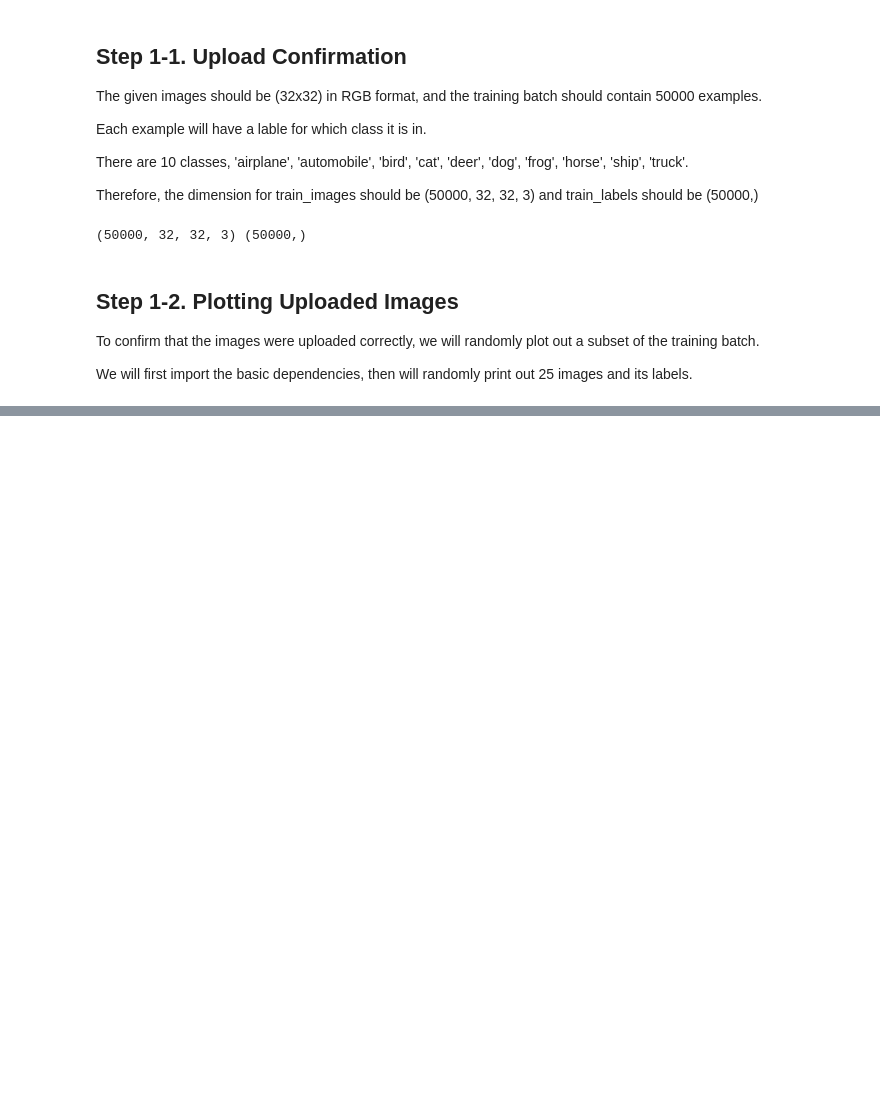
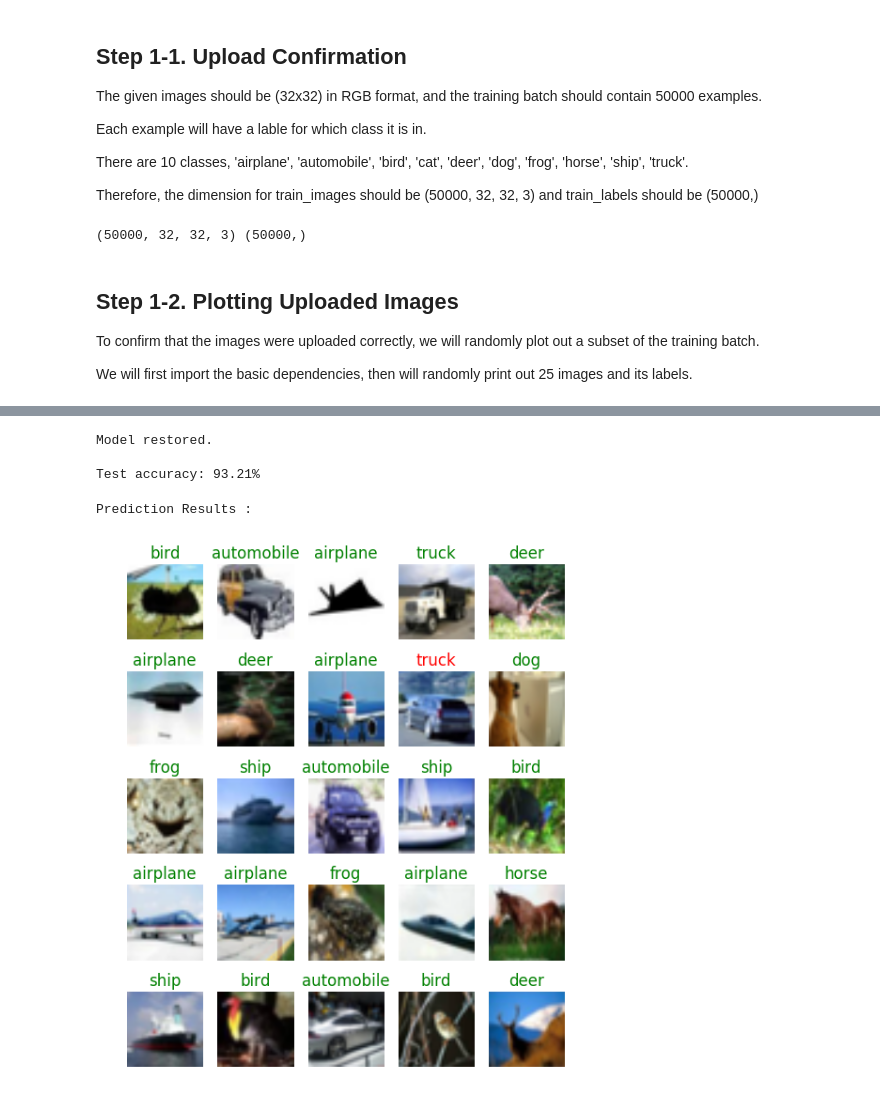
Before and after one commit to bmsookim/cnn.tensorflow, a Jupyter notebook: notebook/cifar10_notebook.ipynb, the cells around one changed output, grey strips where cells are left out. Drawn from its saved outputs; the diff is of its cells as text; code cells hidden in the pictures; blank space fills up the shorter version.

Commit message:
Final notebook test

```diff
--- a/notebook/cifar10_notebook.ipynb
+++ b/notebook/cifar10_notebook.ipynb
@@ -77,0 +84,21 @@ for i in range(25) :
+# %%
+cf.train = False
+test_images, predicts, actual = tst.run(eval("vggnet()"))
+# %% [output]
+Model restored.
+
+Test accuracy: 93.21%
+# %%
+print('Prediction Results : ')
+for i in range(25) :
+    r = random.randint(0, len(actual))
+    plt.subplot(5, 5, i+1)
+    plt.subplots_adjust(top = 1.5)
+    implot_RGB(test_images[r])
+    if (predicts[r] == actual[r]):
+        plt.title(named_classifier(predicts[r]), color='green')
+    else :
+        plt.title(named_classifier(predicts[r]), color='red')
+# %% [output]
+Prediction Results :
+[figure, added]
```
Also changed, not shown: parts of 2 cells of this notebook.
